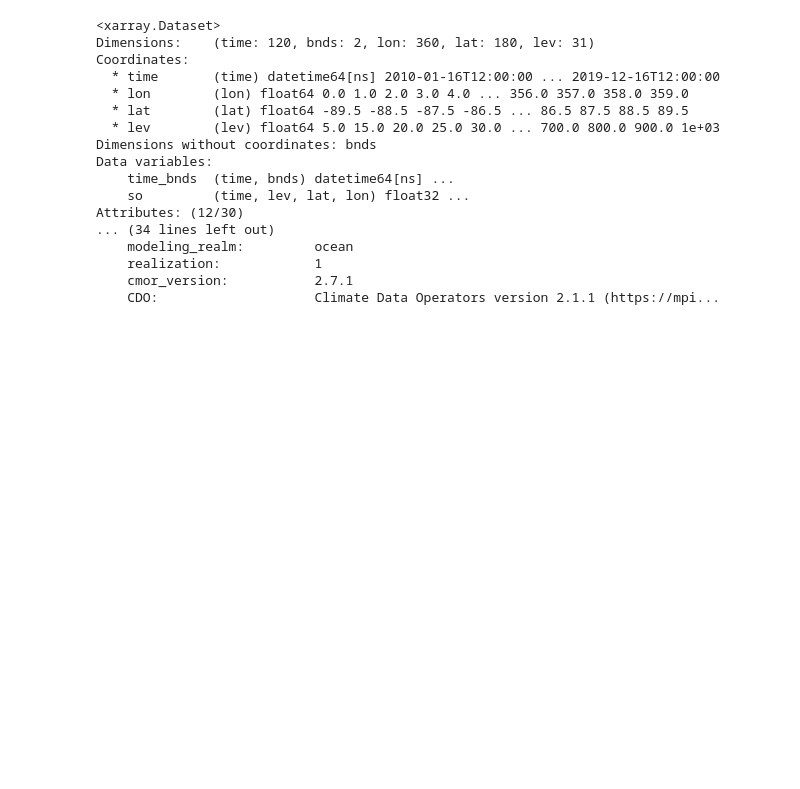
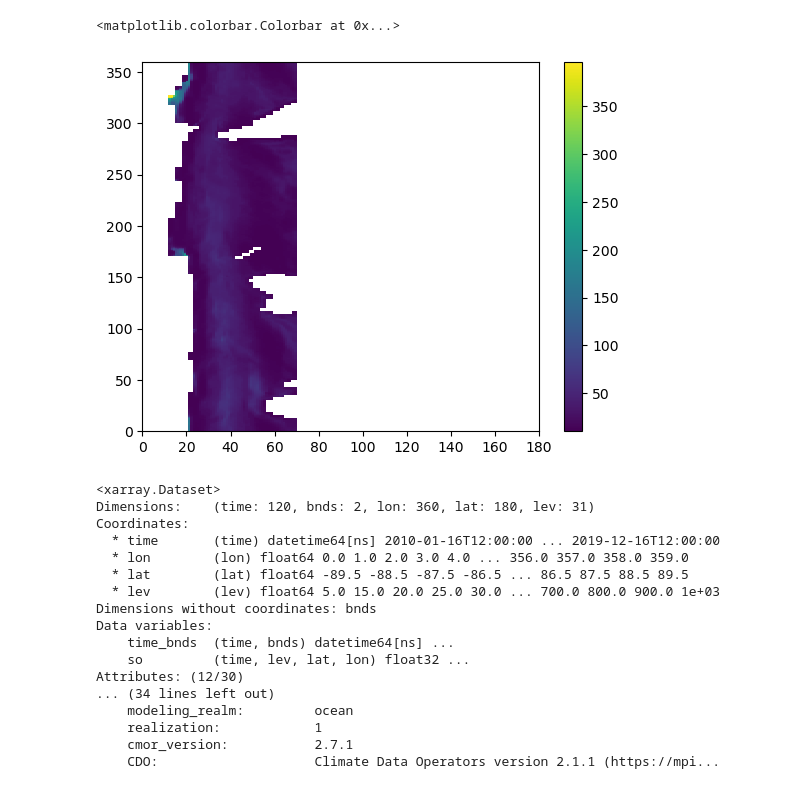
Before and after one commit to SethBushinsky/SO_seasonal_CO2_fluxes_in_models, a Jupyter notebook: MLD_calc_offline.ipynb, the cells around one changed output. Drawn from its saved outputs; the diff is of its cells as text; code cells hidden in the pictures; blank space fills up the shorter version.

```diff
--- a/MLD_calc_offline.ipynb
+++ b/MLD_calc_offline.ipynb
@@ -6,5 +10,0 @@ import matplotlib.pyplot as plt
-# %%
-# directories
-
-data_dir = "/Users/smb-uh/UHM_Ocean_BGC_Group Dropbox/Datasets/"
-cmip5_dir = data_dir + "Model_Output/CMIP5/"
@@ -50,0 +91,34 @@ def calc_mld_wrapper(ds, r_depth, sig_threshold):
+# %%
+def sigma0(salinity,temperature,lon,lat,pressure):
+    SA = gsw.SA_from_SP(salinity,
+                        pressure,
+                        lon,
+                        lat)
+
+    CT = gsw.CT_from_t(SA,
+                       temperature,
+                       pressure)
+
+    sigma = gsw.sigma0(SA,CT)
+
+    return sigma
+# %%
+from importlib import reload
+reload(fl_mld)
+sig_threshold = 0.03
+
+mld_array = np.zeros((len(thetao_n['lon']), len(thetao_n['lat']), len(thetao_n['time'])))
+mld_array[:] = np.NaN
+# la = 30
+
+for tt in range(0, len(thetao_n['time'])):
+    for lo in range(0,360):
+        for la in range(10, 60):
+            if sum(~np.isnan(so_n['so'].isel(time=tt, lon=lo, lat=la).values))==0:
+                continue
+            pot_dens = sigma0(so_n['so'].isel(time=tt, lon=lo, lat=la).values,
+                            thetao_n['thetao'].isel(time=tt, lon=lo, lat=la).values-273.15,
+                            thetao_n['lon'][lo].values, thetao_n['lat'][la].values, thetao_n['lev'].values)
+
+            mld = fl_mld.calc_mld(pot_dens, thetao_n['lev'].values, ref_depth=10, sigma_theta_crit=sig_threshold)
+            mld_array[lo, la, tt] = mld
@@ -51,3 +148,9 @@ def calc_mld_wrapper(ds, r_depth, sig_threshold):
+# %%
+plt.pcolor(mld_array[:,:,0])
+plt.colorbar()
+# %% [output]
+<matplotlib.colorbar.Colorbar at 0x...>
+[figure, added]
 # %%
 print(so_n)
 print(thetao_n)
```
Also changed, not shown: parts of 13 cells of this notebook, 6 other files.
